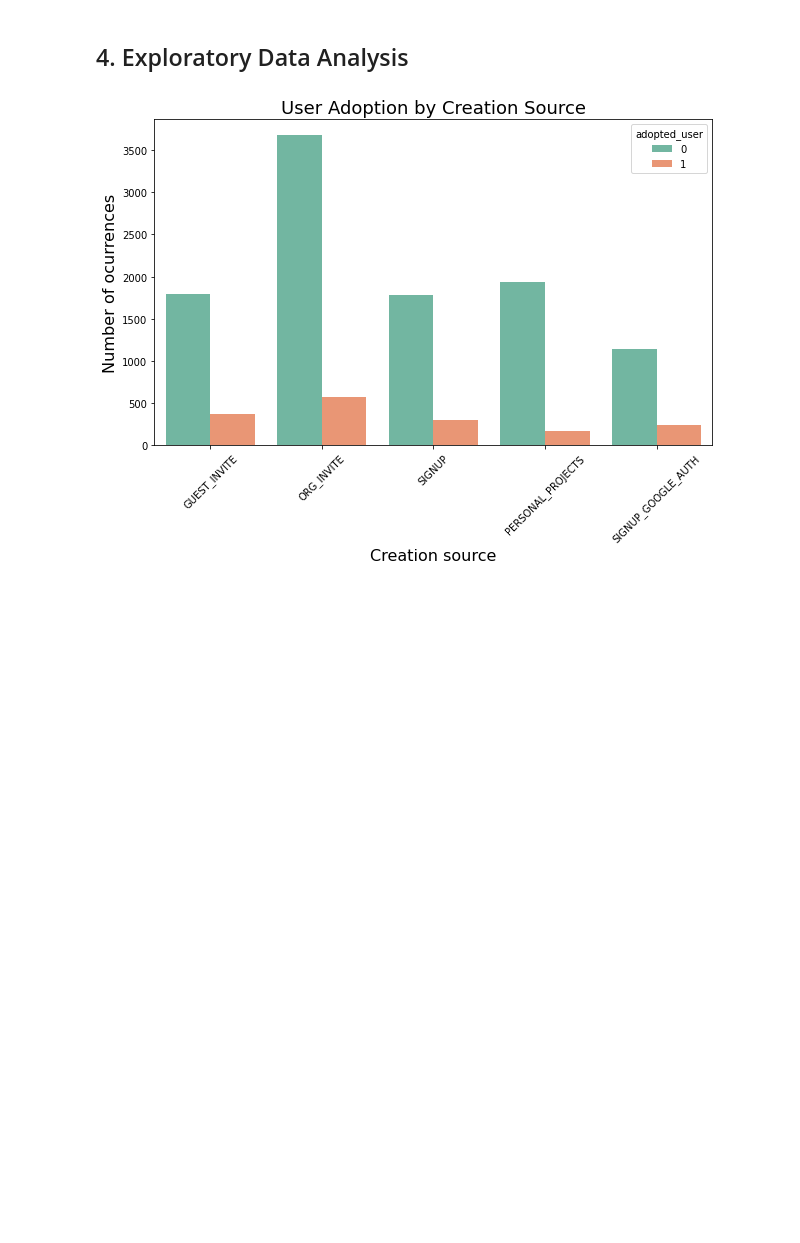
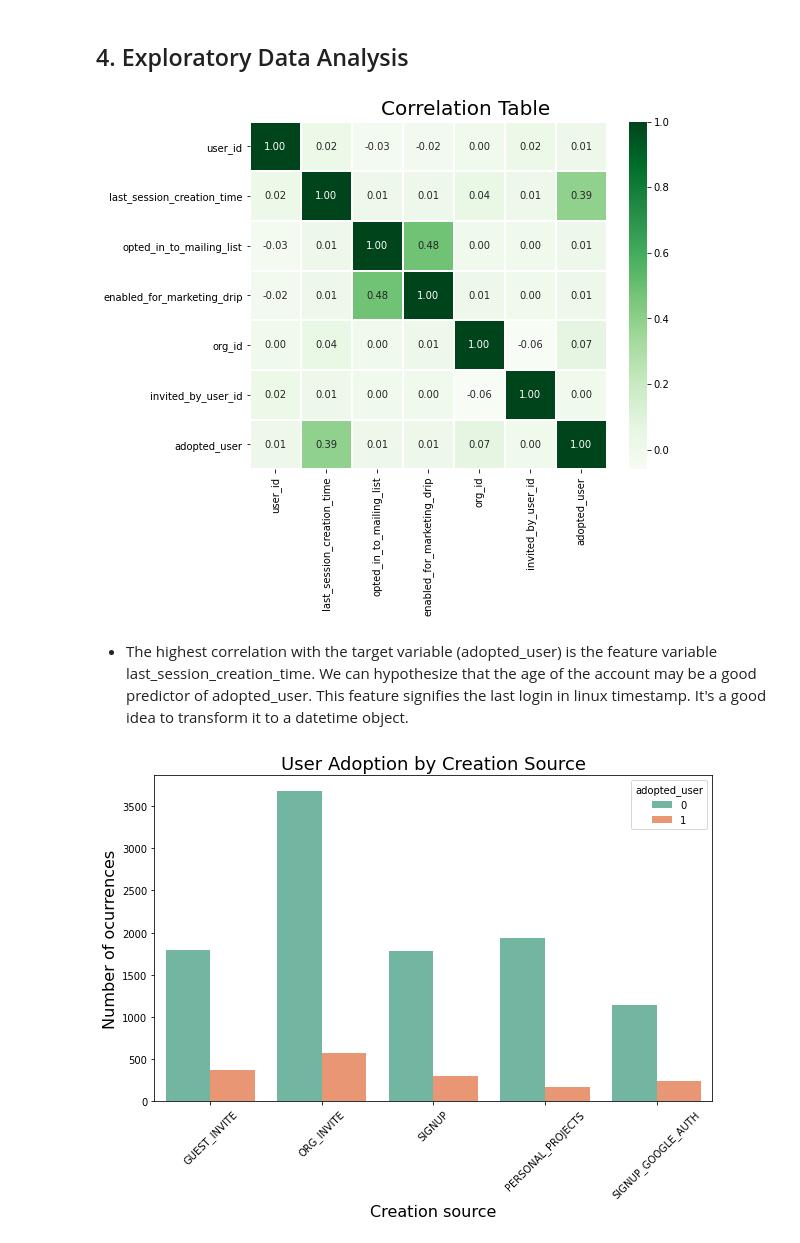
Before and after one commit to gabriellewald/relax-inc-data-challenge, a Jupyter notebook: relax_inc_data_science_challenge.ipynb, the cells around one changed output. Saved outputs shown, nothing was run; the diff lists cells and outputs as text; code cells hidden in the pictures; blank space fills up the shorter version.

```diff
--- a/relax_inc_data_science_challenge.ipynb
+++ b/relax_inc_data_science_challenge.ipynb
@@ -145,6 +161,18 @@ users.head(10)
 | 9 | 10 | 2013-01-16 22:08:03 | Santos Carla | CarlaFerreiraSantos@gustr.com | ORG_INVITE | 1.401833e+09 | 1 | ... |
 # %% [markdown]
 ## 4. Exploratory Data Analysis
+# %%
+# Correlation table
+corrmat = users.corr()
+f, ax = plt.subplots(figsize=(8, 6))
+hm = sns.heatmap(round(corrmat,2), annot=True, ax=ax, cmap="Greens",fmt='.2f',
+                 linewidths=.05)
+f.subplots_adjust(top=0.93)
+t= f.suptitle('Correlation Table', fontsize=20)
+# %% [output]
+[figure, added]
+# %% [markdown]
+- The highest correlation with the target variable (adopted_user) is the feature variable last_session_creation_time. We can hypothesize that the age of the account may be a good predictor of adopted_user. This feature signifies the last login in linux timestamp. It's a good idea to transform it to a datetime object.
 # %%
 # Plot creation source and adopted user
 plt.figure(figsize=(10,6))
```
Also changed, not shown: parts of 35 cells of this notebook.
